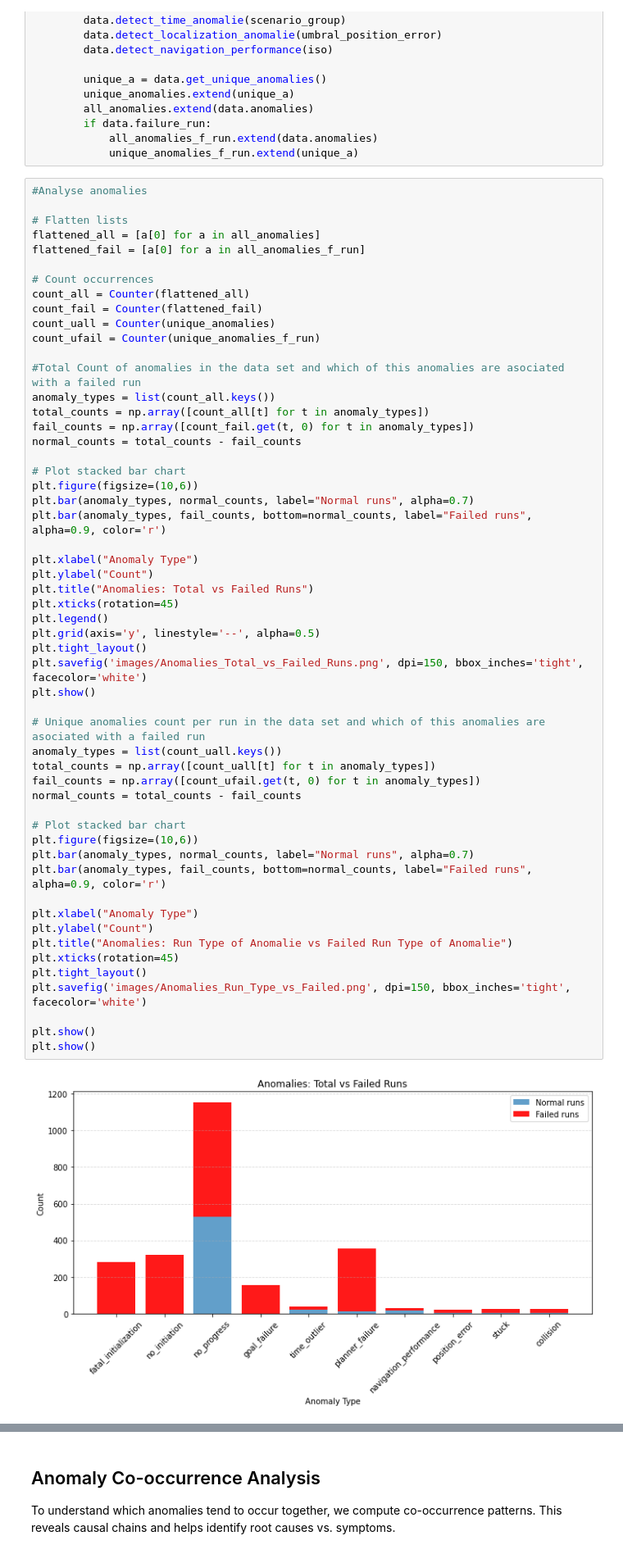
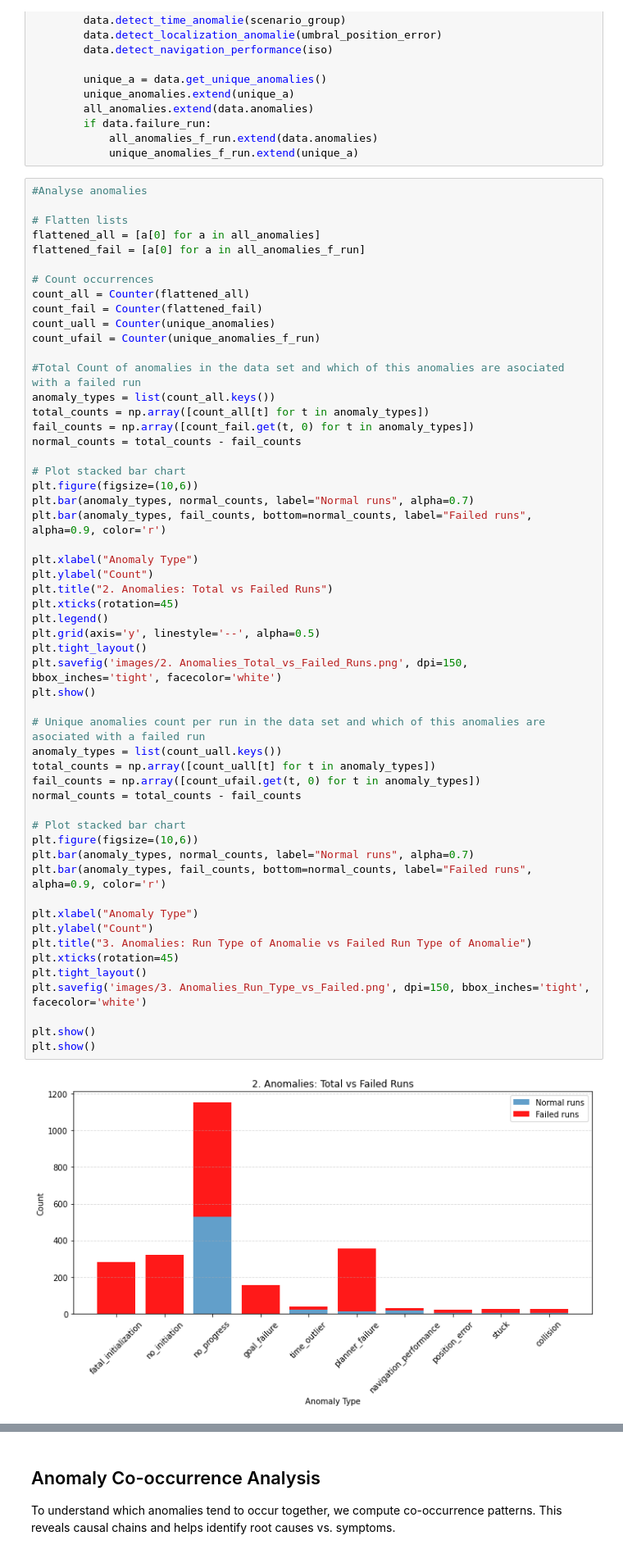
Before and after one commit to nasimpc/Robot-Navigation-Anomaly-Detection-and-Causal-Analysis, a Jupyter notebook: assignment2/team_2_assignment02.ipynb, the cells around one changed output, grey strips where cells are left out. Shown at 82% size. Cells and saved outputs as stored; diff of their text form.

```diff
--- a/assignment2/team_2_assignment02.ipynb
+++ b/assignment2/team_2_assignment02.ipynb
@@ -615,35 +615,35 @@ plt.figure(figsize=(10,6))
 plt.bar(anomaly_types, normal_counts, label="Normal runs", alpha=0.7)
 plt.bar(anomaly_types, fail_counts, bottom=normal_counts, label="Failed runs", alpha=0.9, color='r')
 
 plt.xlabel("Anomaly Type")
 plt.ylabel("Count")
-plt.title("Anomalies: Total vs Failed Runs")
+plt.title("2. Anomalies: Total vs Failed Runs")
 plt.xticks(rotation=45)
 plt.legend()
 plt.grid(axis='y', linestyle='--', alpha=0.5)
 plt.tight_layout()
-plt.savefig('images/Anomalies_Total_vs_Failed_Runs.png', dpi=150, bbox_inches='tight', facecolor='white')
+plt.savefig('images/2. Anomalies_Total_vs_Failed_Runs.png', dpi=150, bbox_inches='tight', facecolor='white')
 plt.show()
 
 # Unique anomalies count per run in the data set and which of this anomalies are asociated with a failed run
 anomaly_types = list(count_uall.keys())
 total_counts = np.array([count_uall[t] for t in anomaly_types])
 fail_counts = np.array([count_ufail.get(t, 0) for t in anomaly_types])
 normal_counts = total_counts - fail_counts
 
 # Plot stacked bar chart
 plt.figure(figsize=(10,6))
 plt.bar(anomaly_types, normal_counts, label="Normal runs", alpha=0.7)
 plt.bar(anomaly_types, fail_counts, bottom=normal_counts, label="Failed runs", alpha=0.9, color='r')
 
 plt.xlabel("Anomaly Type")
 plt.ylabel("Count")
-plt.title("Anomalies: Run Type of Anomalie vs Failed Run Type of Anomalie")
+plt.title("3. Anomalies: Run Type of Anomalie vs Failed Run Type of Anomalie")
 plt.xticks(rotation=45)
 plt.tight_layout()
-plt.savefig('images/Anomalies_Run_Type_vs_Failed.png', dpi=150, bbox_inches='tight', facecolor='white')
+plt.savefig('images/3. Anomalies_Run_Type_vs_Failed.png', dpi=150, bbox_inches='tight', facecolor='white')
 
 plt.show()
 plt.show()
 # %% [output]
-[figure, old version]
+[figure, new version]
```
Also changed, not shown: parts of 8 cells of this notebook, 36 other files.
